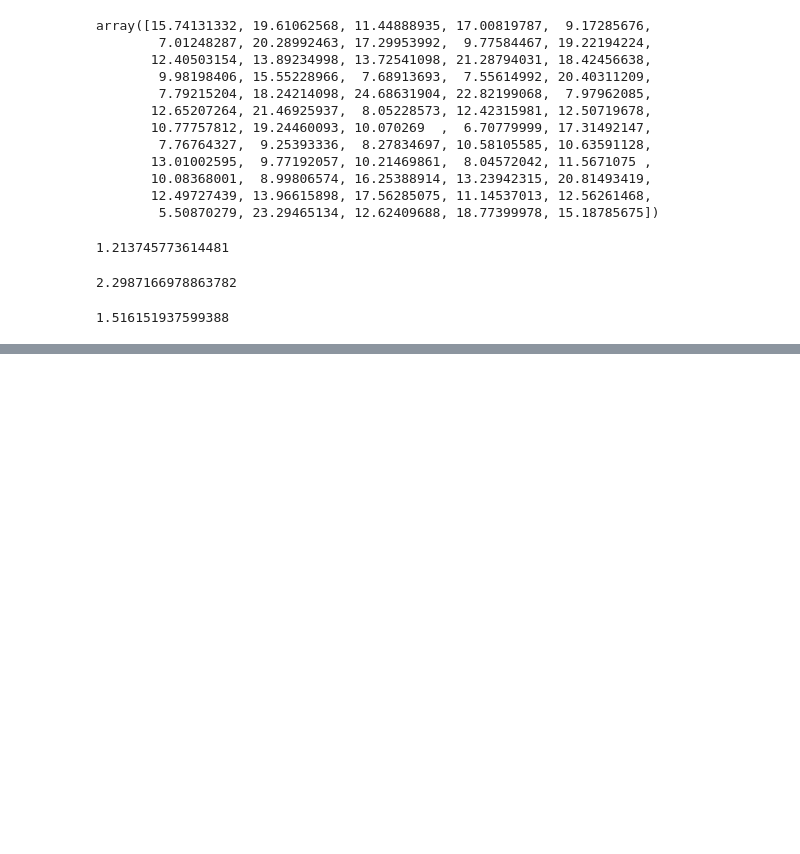
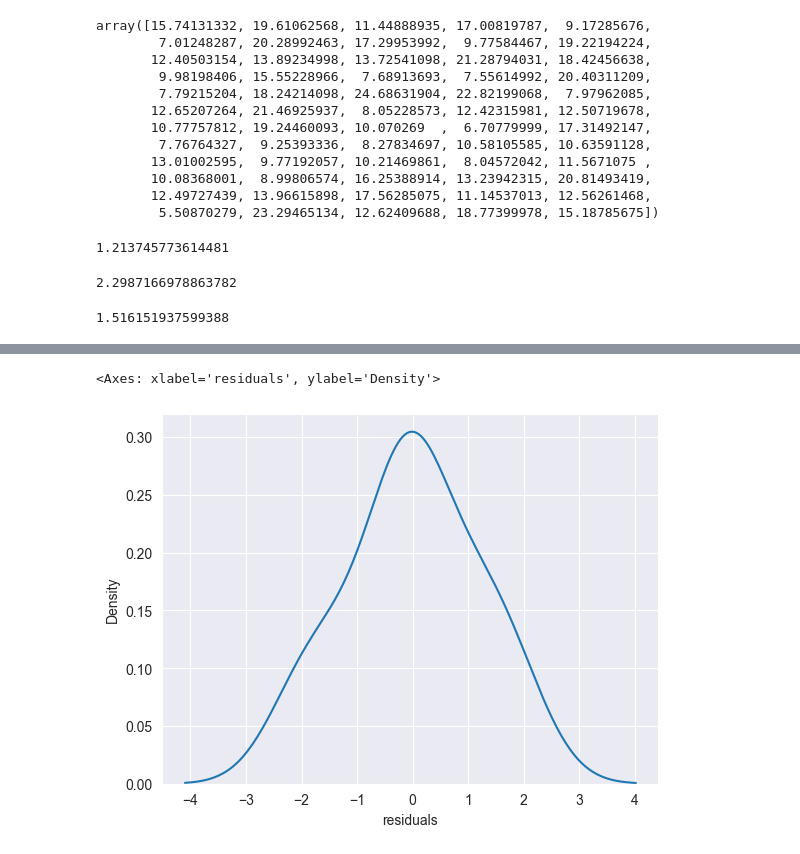
Before and after one commit to ZygimantasB/data_science_ml_learning, a Jupyter notebook: Section 10 Linear Regression/Remember 1/01-Linear-Regression-with-Scitkit-Learn.ipynb, the cells around one changed output, grey strips where cells are left out. Cells and saved outputs as stored; diff of their text form; code cells hidden in the pictures; blank space fills up the shorter version.

```diff
--- a/Section 10 Linear Regression/Remember 1/01-Linear-Regression-with-Scitkit-Learn.ipynb
+++ b/Section 10 Linear Regression/Remember 1/01-Linear-Regression-with-Scitkit-Learn.ipynb
@@ -94,0 +114,5 @@ RMSE
+# %%
+sns.kdeplot(quartet['residuals'])
+# %% [output]
+<Axes: xlabel='residuals', ylabel='Density'>
+[figure, added]
```
Also changed, not shown: parts of 46 cells of this notebook.
